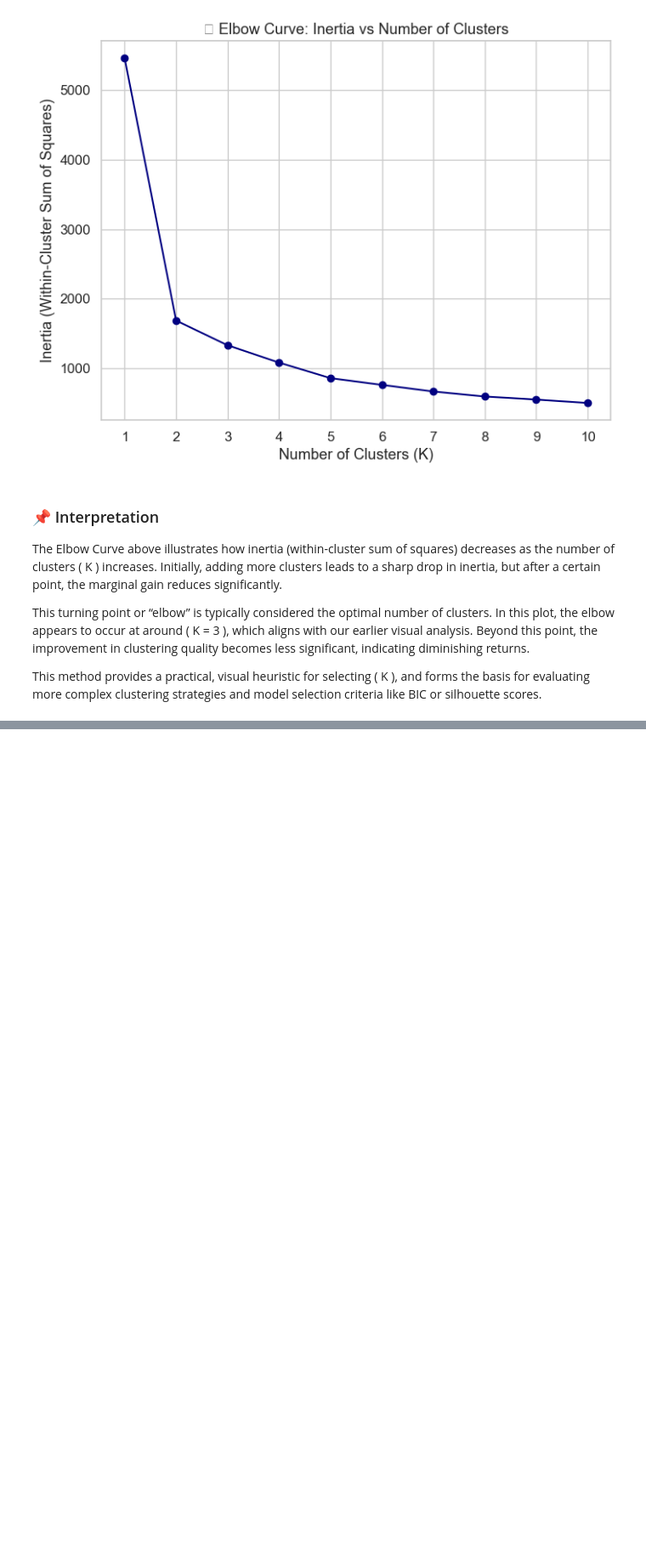
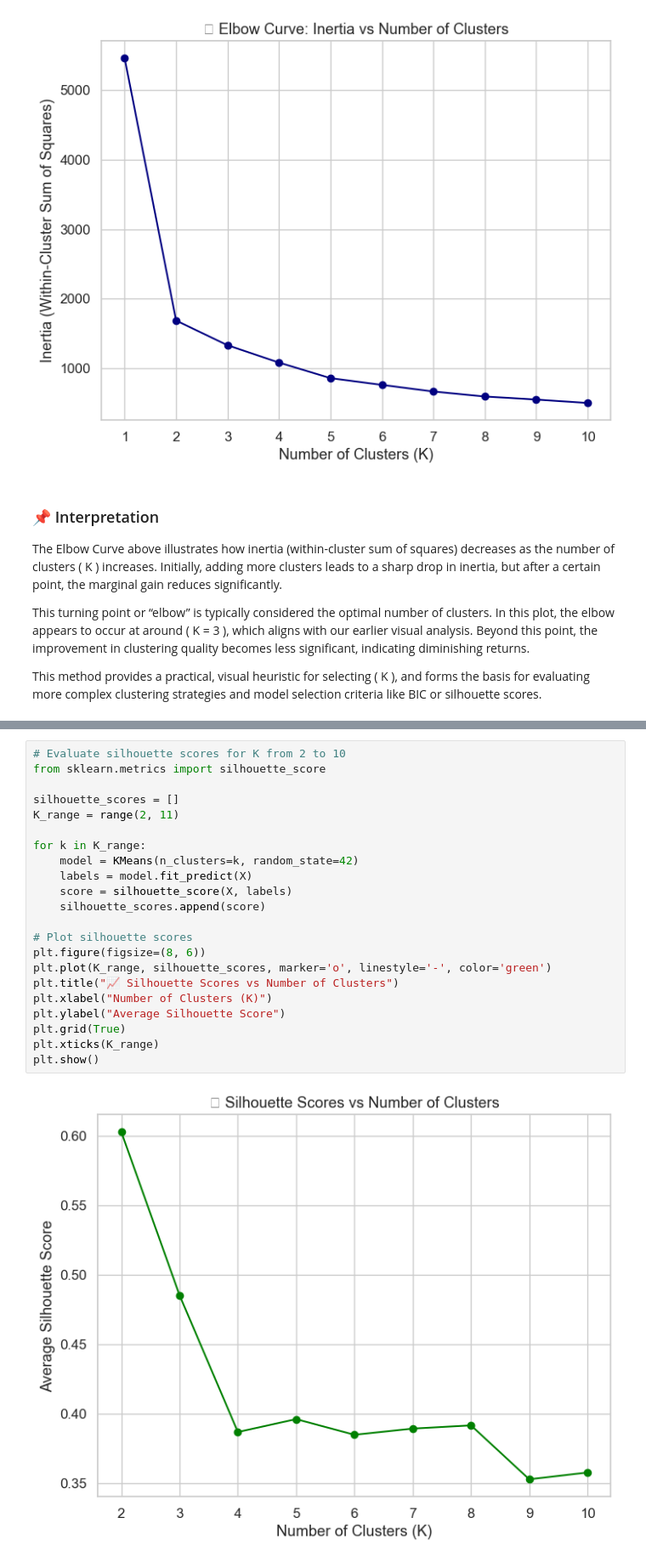
Before and after one commit to profadityasaxena/Unsupervised-Deep-Learning---Gaussian-Mixture-Models---EM-Based-Collaborative-Filtering, a Jupyter notebook: Unsupervised Deep Learning.ipynb, the cells around one changed output, grey strips where cells are left out. Shown: that part at 85% size. Cells and saved outputs as stored; diff of their text form; blank space fills up the shorter version.

Commit message:
calculating silhouette scores

```diff
--- a/Unsupervised Deep Learning.ipynb
+++ b/Unsupervised Deep Learning.ipynb
@@ -358,0 +410,24 @@ This method provides a practical, visual heuristic for selecting \( K \), and fo
+# %%
+# Evaluate silhouette scores for K from 2 to 10
+from sklearn.metrics import silhouette_score
+
+silhouette_scores = []
+K_range = range(2, 11)
+
+for k in K_range:
+    model = KMeans(n_clusters=k, random_state=42)
+    labels = model.fit_predict(X)
+    score = silhouette_score(X, labels)
+    silhouette_scores.append(score)
+
+# Plot silhouette scores
+plt.figure(figsize=(8, 6))
+plt.plot(K_range, silhouette_scores, marker='o', linestyle='-', color='green')
+plt.title("📈 Silhouette Scores vs Number of Clusters")
+plt.xlabel("Number of Clusters (K)")
+plt.ylabel("Average Silhouette Score")
+plt.grid(True)
+plt.xticks(K_range)
+plt.show()
+# %% [output]
+[figure, added]
```
Also changed, not shown: parts of 3 cells of this notebook.
